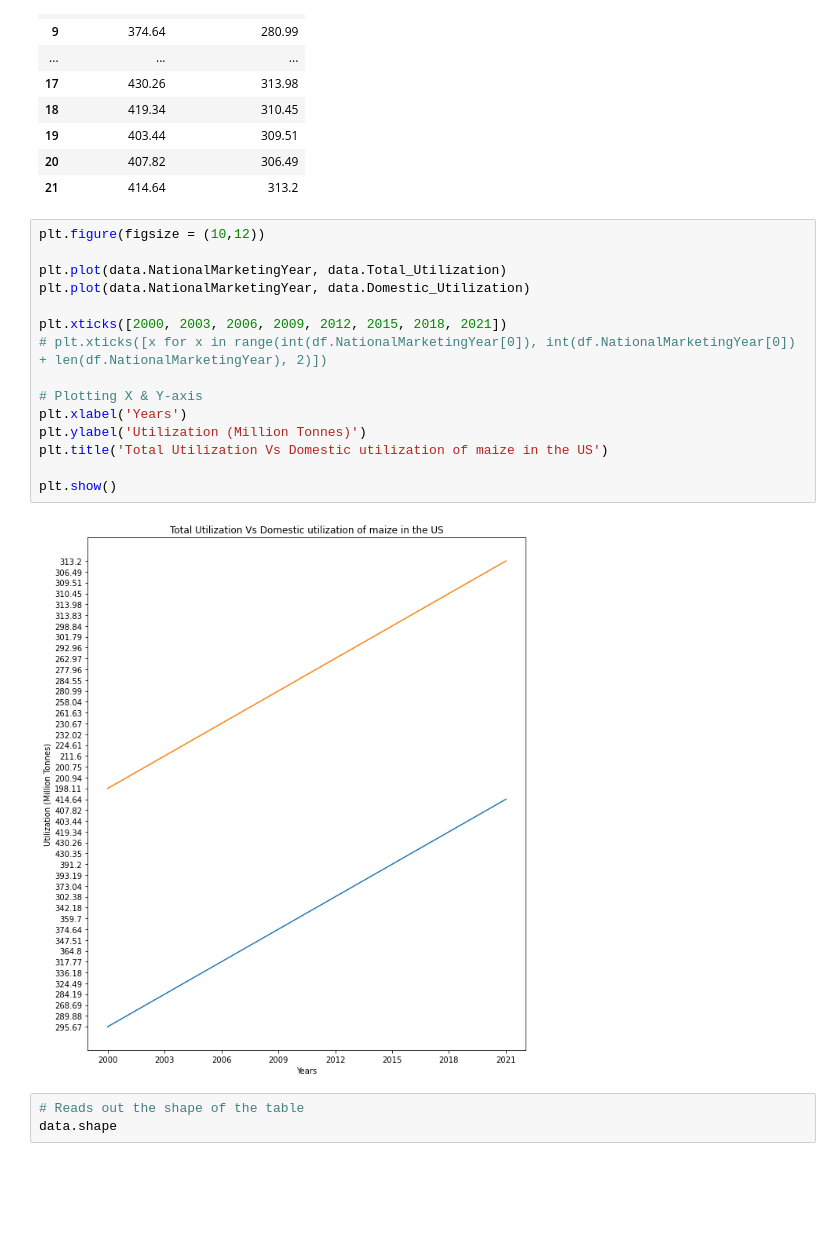
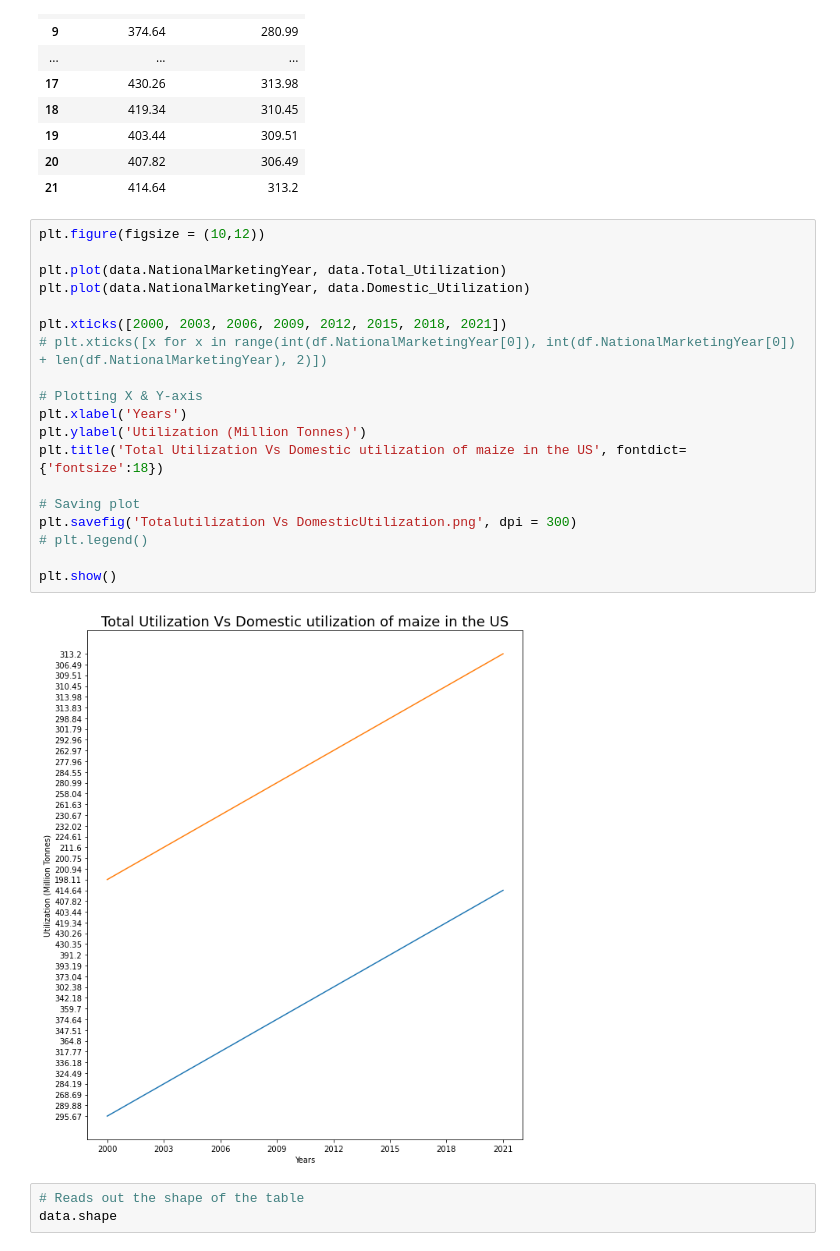
Before and after one commit to Puranjit/DataScience, a Jupyter notebook: Data Visualization Basic.ipynb, the cells around one changed output. Drawn from its saved outputs; the diff is of its cells as text; blank space fills up the shorter version.

```diff
--- a/Data Visualization Basic.ipynb
+++ b/Data Visualization Basic.ipynb
@@ -236,20 +388,24 @@ data[['Total_Utilization', 'Domestic_Utilization']]
 # %%
 plt.figure(figsize = (10,12))
 
 plt.plot(data.NationalMarketingYear, data.Total_Utilization)
 plt.plot(data.NationalMarketingYear, data.Domestic_Utilization)
 
 plt.xticks([2000, 2003, 2006, 2009, 2012, 2015, 2018, 2021])
 # plt.xticks([x for x in range(int(df.NationalMarketingYear[0]), int(df.NationalMarketingYear[0]) + len(df.NationalMarketingYear), 2)])
 
 # Plotting X & Y-axis
 plt.xlabel('Years')
 plt.ylabel('Utilization (Million Tonnes)')
-plt.title('Total Utilization Vs Domestic utilization of maize in the US')
+plt.title('Total Utilization Vs Domestic utilization of maize in the US', fontdict={'fontsize':18})
+
+# Saving plot
+plt.savefig('Totalutilization Vs DomesticUtilization.png', dpi = 300)
+# plt.legend()
 
 plt.show()
 # %% [output]
-[figure, old version]
+[figure, new version]
 # %%
 # Reads out the shape of the table
 data.shape
```
Also changed, not shown: parts of 12 cells of this notebook, 1 other file.
